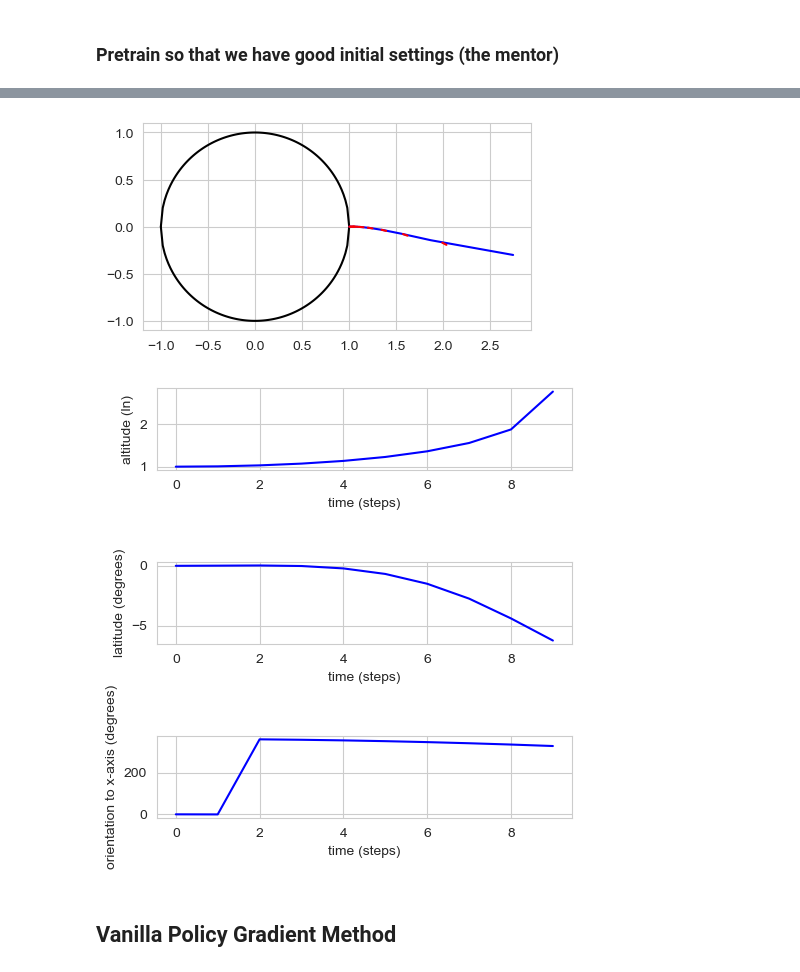
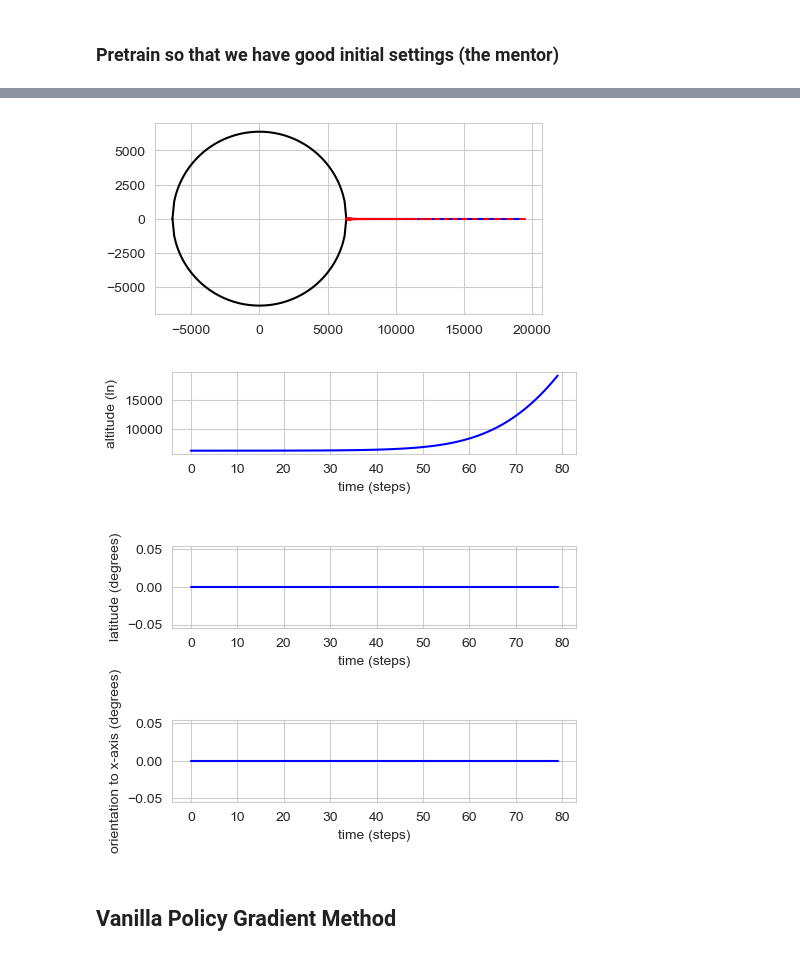
Before and after one commit to BVPhD/RL_scratch, a Jupyter notebook: Getting_to_Orbit_Continuous.ipynb, the cells around one changed output, grey strips where cells are left out. Drawn from its saved outputs; the diff is of its cells as text; code cells hidden in the pictures.

```diff
--- a/Getting_to_Orbit_Continuous.ipynb
+++ b/Getting_to_Orbit_Continuous.ipynb
@@ -316,0 +311,6 @@ Policy Parameters
+# %%
+env = OrbitalDynamicsEnv(dt_s = 1.0, ln_m = 1000.0, target_r = 70.0, thrust_gs= 2.0, record_history=False)
+
+test_env = OrbitalDynamicsEnv(dt_s = 1.0, ln_m = 1000.0, target_r = 70.0, thrust_gs= 2.0,
+                              record_history=True,
+                              verbose=True, record_rate = 5)
@@ -316,0 +331,14 @@ Policy Parameters
+# %%
+test_env.reset()
+
+test_env.r = test_env.target_r
+test_env.theta_dot = test_env.orbit_theta_dot
+
+
+for i in range(5000):
+    ns,r,d,_ = test_env.step([0.0,0.0])
+    if d:
+        print('done at ',i)
+        break
+
+test_env.trajectory = test_env.trajectory[1:]
@@ -441,11 +471,8 @@ def unpack_batch_a2c(batch, net, last_val_gamma, device="cpu"):
 # %%
 device = torch.device("cuda" if torch.cuda.is_available() else "cpu")
 
-env = OrbitalDynamicsEnv(dt_s = 3.0, verbose=True, target_alt = 1.75, record_history = False)
-test_env = OrbitalDynamicsEnv(dt_s = 3.0, verbose=True, target_alt = 1.75, record_rate = 1)
+net = ModelA2C(env.observation_space.shape[0], env.action_space.shape[0]).to(device)
 
-net = ModelA2C(env.observation_space.shape[0], env.action_space.shape[0]).to(device)
-up_net = TestNet(env.observation_space.shape[0], env.action_space.shape[0]).to(device)
-print(net)
+net.apply(init_weights)
 
 agent = AgentA2C(net, device=device)
@@ -659,9 +657,9 @@ test_net(net, test_env, count=1, device=device)
 # %%
 sns.set_style('whitegrid')
-test_env.render(sample_traj_rate=50)
+test_env.render(sample_traj_rate=15)
 # %% [output]
-[figure, old version]
+[figure, new version]
-[figure, old version]
+[figure, new version]
 # %% [markdown]
 ## Vanilla Policy Gradient Method
 # %%
```
Also changed, not shown: parts of 21 cells of this notebook.
